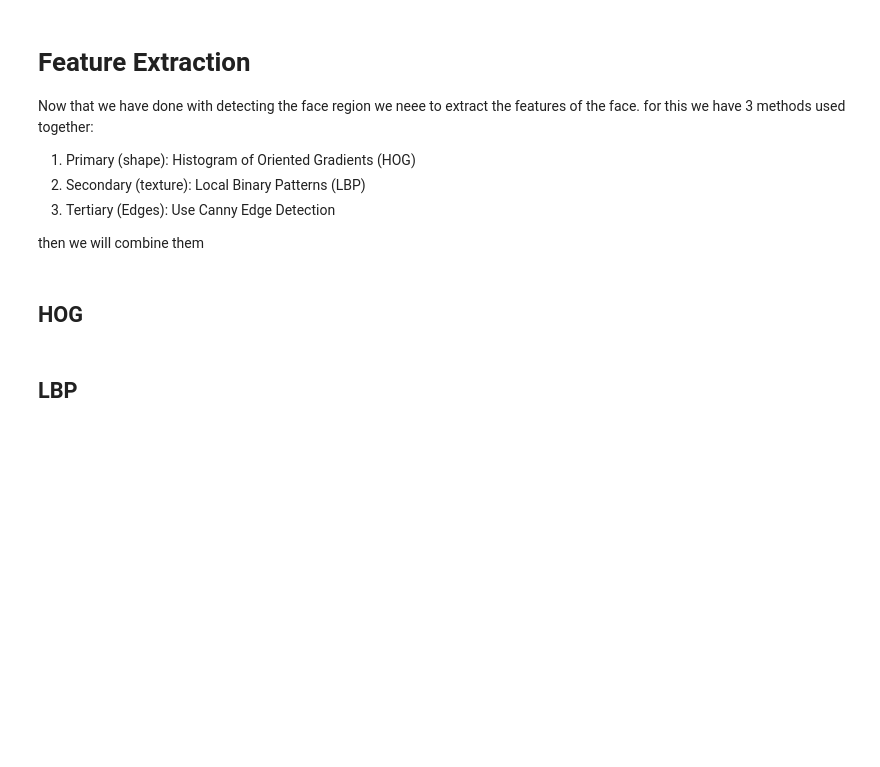
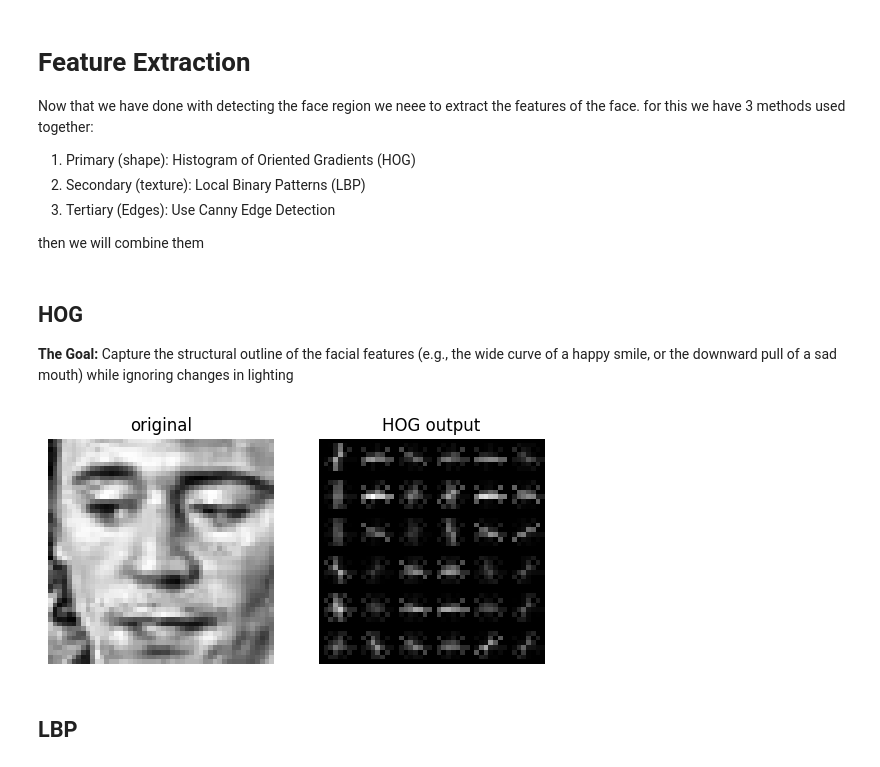
Before and after one commit to Mohamed-Ehab-Sabry/facial-expression-recognition, a Jupyter notebook: notebooks/feature_extraction.ipynb, the cells around one changed output. Cells and saved outputs as stored; diff of their text form; code cells hidden in the pictures; blank space fills up the shorter version.

Commit message:
feat(feature_extraction): implement HOG feature extraction function

```diff
--- a/notebooks/feature_extraction.ipynb
+++ b/notebooks/feature_extraction.ipynb
@@ -120,11 +120,11 @@ MediaPipe Face Detector initialized successfully!
 # %% [markdown]
 to show that it is working correctly i used my own image 😅😅
 # %%
-# test_image_path = "../fer2013/versions/1_preprocessed/train/angry/Training_11247006.jpg"
+sample_path = "../fer2013/versions/1_preprocessed/train/angry/Training_11247006.jpg"
 test_image_path = r"C:\Users\alira\Pictures\Camera Roll\WIN_20260319_12_54_05_Pro.jpg"
 
 # Try processing the face
-extracted_face = extract_face_roi(test_image_path)
+extracted_face = extract_face_roi(test_image_path, target_size= (128,128))
 original = cv2.imread(test_image_path, cv2.IMREAD_GRAYSCALE)
 
 if extracted_face is not None:
@@ -156,4 +156,5 @@ for this we have 3 methods used together:
 then we will combine them
 # %% [markdown]
 ## HOG
+**The Goal:** Capture the structural outline of the facial features (e.g., the wide curve of a happy smile, or the downward pull of a sad mouth) while ignoring changes in lighting
 # %%
@@ -162,3 +201,11 @@ def extract_hog_features():
+# %%
+extracted_sample = extract_face_roi(sample_path)
+features = extract_hog_features(extracted_sample)
+
+# sample_img = cv2.imread(sample_path, cv2.IMREAD_GRAYSCALE)
+# features = extract_hog_features(sample_img)
+# %% [output]
+[figure, added]
 # %% [markdown]
 ## LBP
 # %%
```
Also changed, not shown: parts of 2 cells of this notebook, 1 other file.
